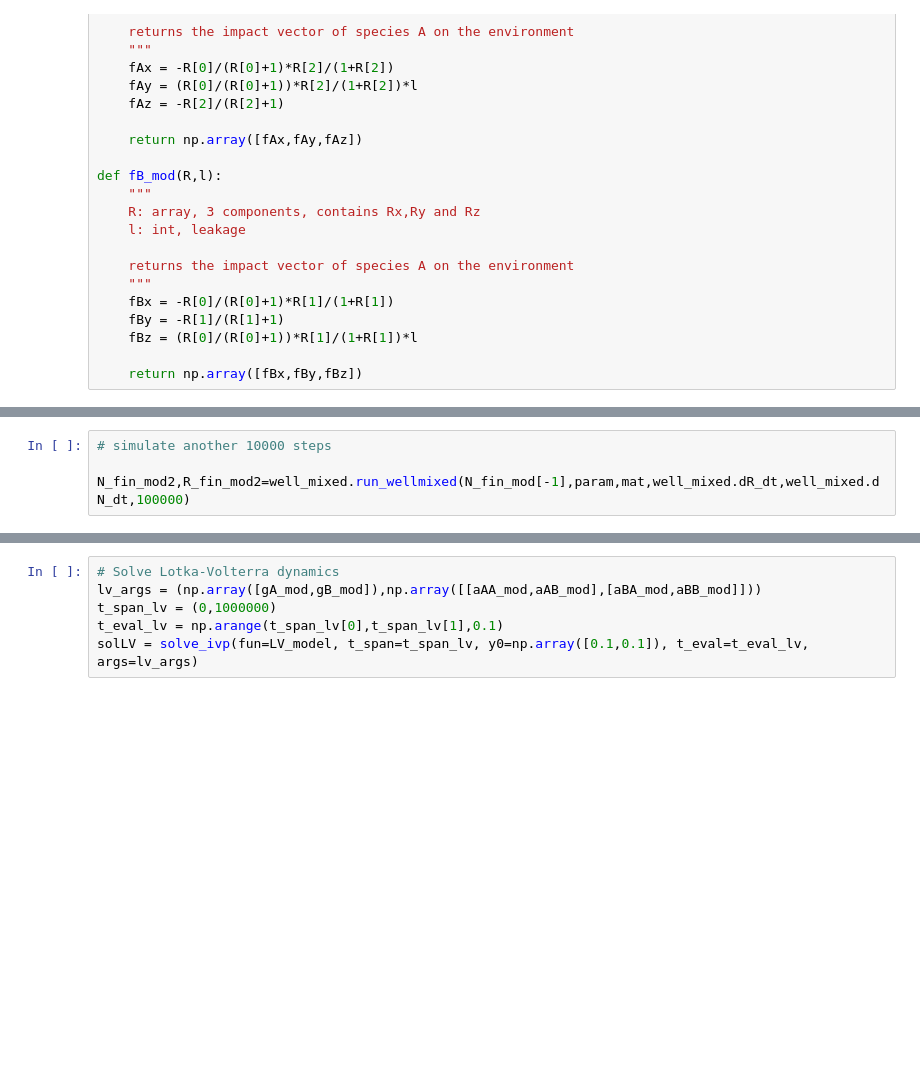
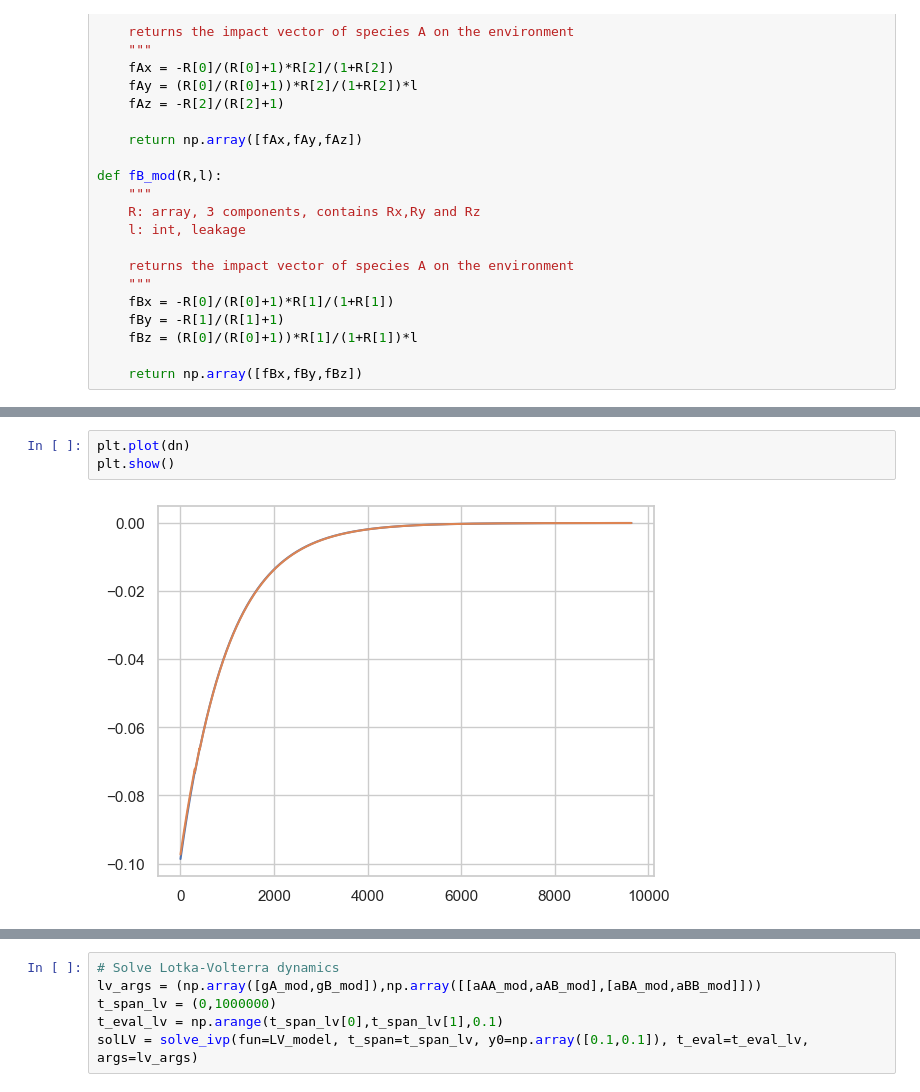
Before and after one commit to federicasibilla/microbial_ecology_in_space, a Jupyter notebook: notebooks/CR_to_LV_mapping.ipynb, the cells around one changed output, grey strips where cells are left out. Cells and saved outputs as stored; diff of their text form; blank space fills up the shorter version.

```diff
--- a/notebooks/CR_to_LV_mapping.ipynb
+++ b/notebooks/CR_to_LV_mapping.ipynb
@@ -442,7 +442,8 @@ print(N_fin_mod[-1]/np.sum(N_fin_mod[-1]))
-# %%
-# simulate another 10000 steps
-
-N_fin_mod2,R_fin_mod2=well_mixed.run_wellmixed(N_fin_mod[-1],param,mat,well_mixed.dR_dt,well_mixed.dN_dt,100000)
+# %%
+plt.plot(dn)
+plt.show()
+# %% [output]
+[figure, added]
 # %%
 # wrapper for the visualization functions in shared/visualize.py file
 
```
Also changed, not shown: parts of 13 cells of this notebook, 2 other files.
